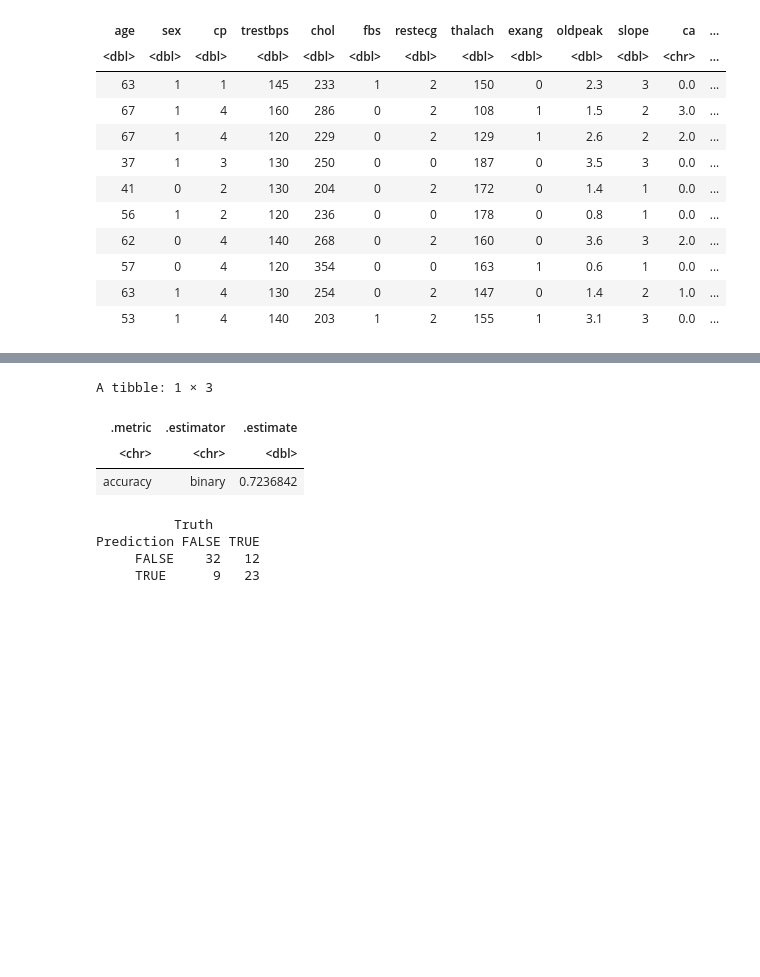
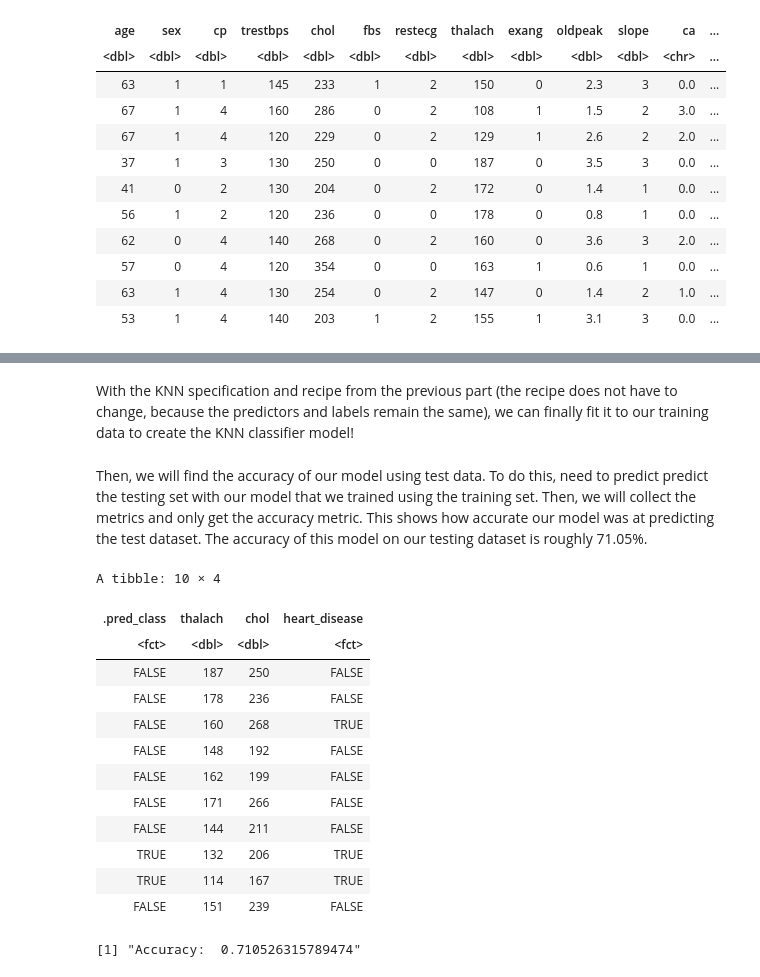
Before and after one commit to yeojunh/DSCI-100-Project, a Jupyter notebook: group_76_project_report.ipynb, the cells around one changed output, grey strips where cells are left out. Drawn from its saved outputs; the diff is of its cells as text; code cells hidden in the pictures; blank space fills up the shorter version.

```diff
--- a/group_76_project_report.ipynb
+++ b/group_76_project_report.ipynb
@@ -238,33 +296,38 @@ accuracy_vs_k_plot
 # %%
 knn_spec<- nearest_neighbor(weight_func = "rectangular", neighbor = best_k)|>
-            set_engine("kknn")|>
-            set_mode("classification")
-knn_fit<- workflow()|>
-            add_recipe(knn_recipe)|>
-            add_model(knn_spec)|>
-            fit(data = heart_train)
-
-knn_accuracy<- knn_fit|>
-            predict(heart_test)|>
-            bind_cols(heart_test)|>
-            metrics(truth = heart_disease, estimate = .pred_class)|>
-            filter(.metric == "accuracy")
-knn_accuracy
+    set_engine("kknn")|>
+    set_mode("classification")
-# %% [output]
-A tibble: 1 × 3
-| .metric | .estimator | .estimate |
-| <chr> | <chr> | <dbl> |
-| accuracy | binary | 0.7236842 |
+# %% [markdown]
+With the KNN specification and recipe from the previous part (the recipe does not have to change, because the predictors and labels remain the same), we can finally fit it to our training data to create the KNN classifier model!
 # %%
-heart_test_predictions<- knn_fit|>
-                        predict(heart_test)|>
-                        bind_cols(heart_test)
-
-heart_conf_mat <- heart_test_predictions |>
-      conf_mat(truth = heart_disease, estimate = .pred_class)
-heart_conf_mat
+knn_fit<- workflow() %>%
+    add_recipe(knn_recipe) %>%
+    add_model(knn_spec) %>%
+    fit(data = heart_train)
-# %% [output]
-          Truth
-Prediction FALSE TRUE
-     FALSE    32   12
-     TRUE      9   23
+# %% [markdown]
+Then, we will find the accuracy of our model using test data. To do this, need to predict predict the testing set with our model that we trained using the training set. Then, we will collect the metrics and only get the accuracy metric. This shows how accurate our model was at predicting the test dataset. The accuracy of this model on our testing dataset is roughly 71.05%.
+# %%
+heart_test_predictions <- knn_fit|>
+    predict(heart_test)|>
+    bind_cols(heart_test)
+head(heart_test_predictions, 10)
+
+heart_test_accuracy <- heart_test_predictions %>%
+    metrics(truth = heart_disease, estimate = .pred_class)|>
+    filter(.metric == "accuracy")
+paste("Accuracy: ", toString(heart_test_accuracy %>% select(.estimate) %>% pull()))
+# %% [output]
+A tibble: 10 × 4
+| .pred_class | thalach | chol | heart_disease |
+| <fct> | <dbl> | <dbl> | <fct> |
+| FALSE | 187 | 250 | FALSE |
+| FALSE | 178 | 236 | FALSE |
+| FALSE | 160 | 268 | TRUE |
+| FALSE | 148 | 192 | FALSE |
+| FALSE | 162 | 199 | FALSE |
+| FALSE | 171 | 266 | FALSE |
+| FALSE | 144 | 211 | FALSE |
+| TRUE | 132 | 206 | TRUE |
+| TRUE | 114 | 167 | TRUE |
+| FALSE | 151 | 239 | FALSE |
+[1] "Accuracy:  0.710526315789474"
```
Also changed, not shown: parts of 40 cells of this notebook.
